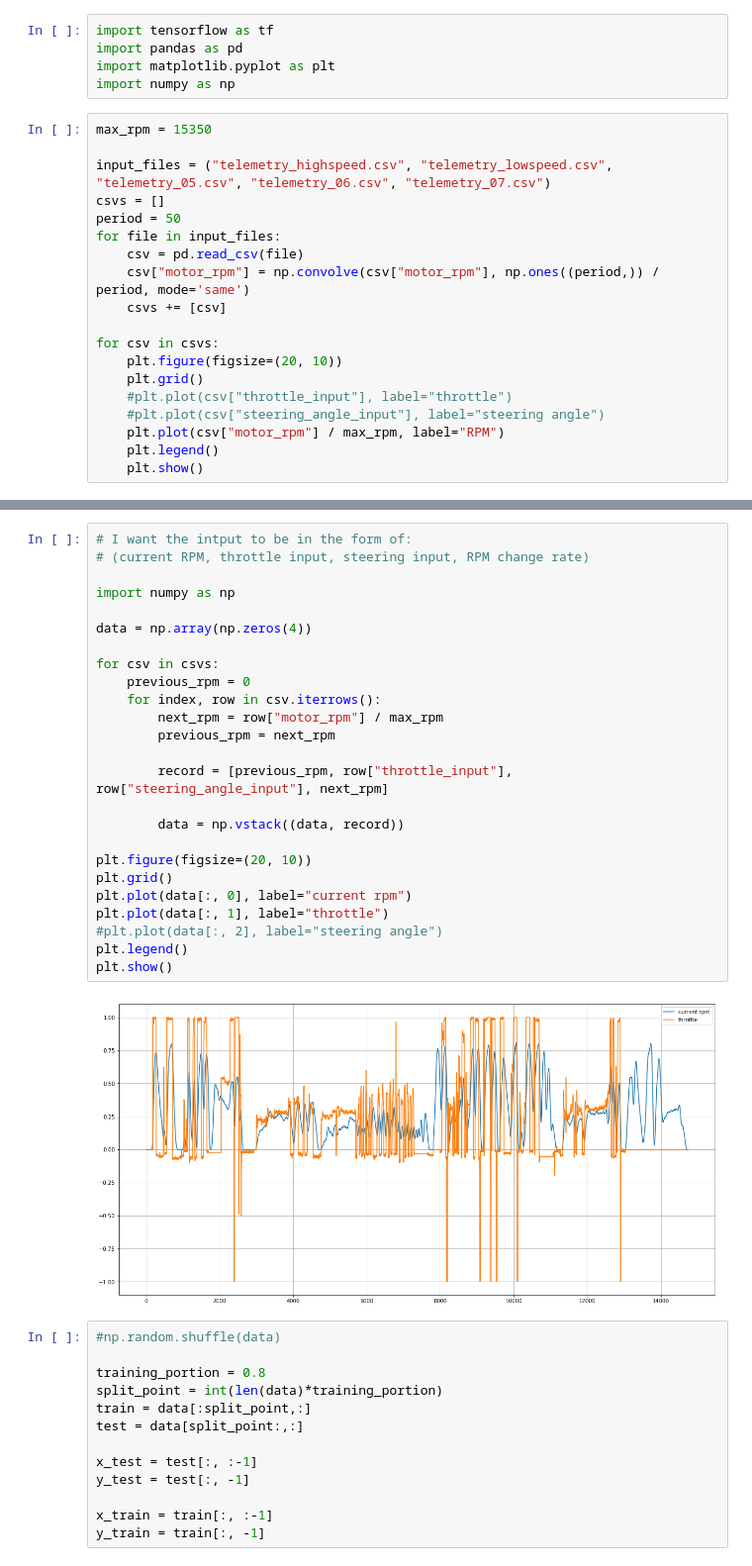
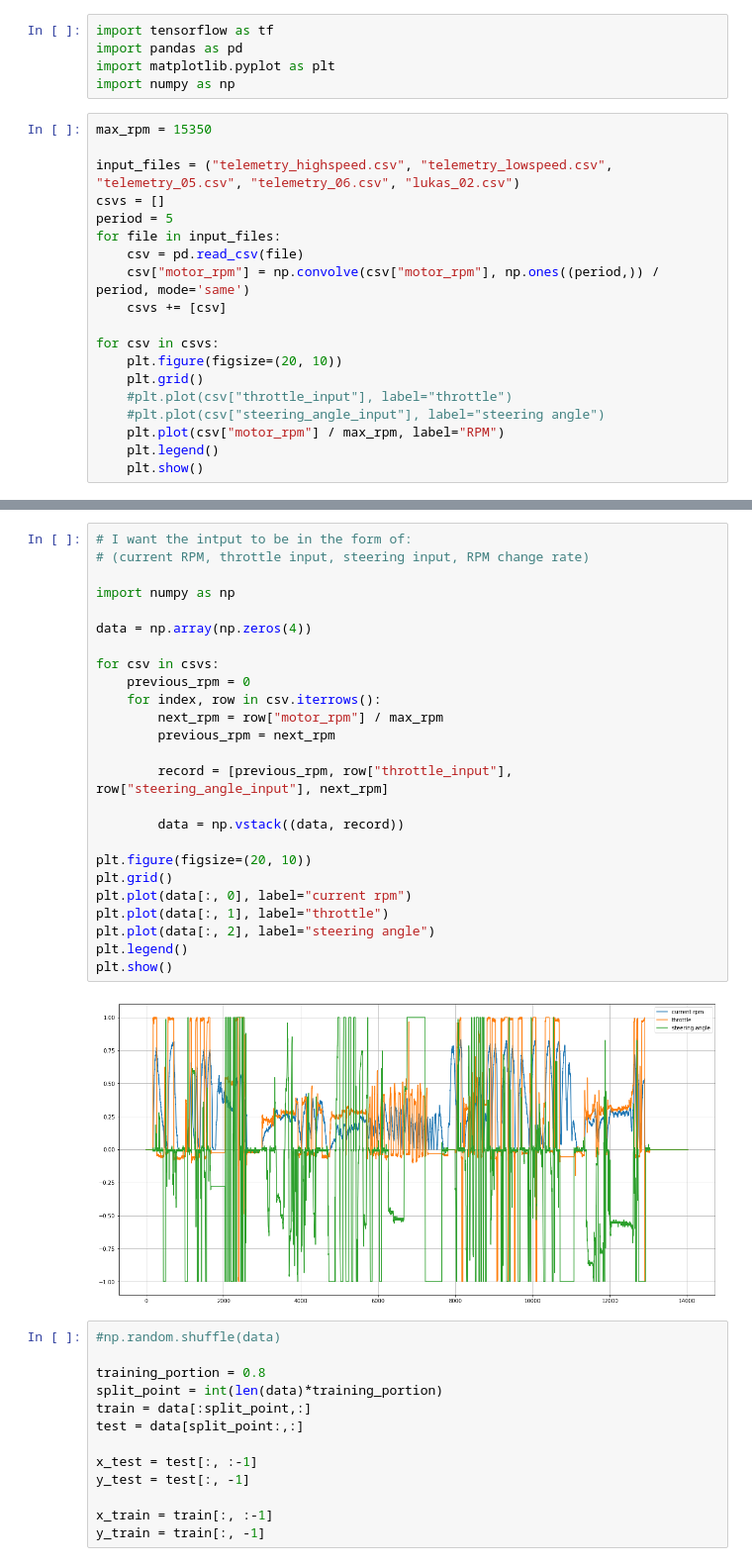
Before and after one commit to simonrozsival/racer, a Jupyter notebook: experiments/motor-rpm-experiment/rpm.ipynb, the cells around one changed output, grey strips where cells are left out. Shown at 99% size. Cells and saved outputs as stored; diff of their text form.

Commit message:
:sparkles: RPM experiment figures

```diff
--- a/experiments/motor-rpm-experiment/rpm.ipynb
+++ b/experiments/motor-rpm-experiment/rpm.ipynb
@@ -6,9 +6,9 @@ import numpy as np
 # %%
 max_rpm = 15350
 
-input_files = ("telemetry_highspeed.csv", "telemetry_lowspeed.csv", "telemetry_05.csv", "telemetry_06.csv", "telemetry_07.csv")
+input_files = ("telemetry_highspeed.csv", "telemetry_lowspeed.csv", "telemetry_05.csv", "telemetry_06.csv", "lukas_02.csv")
 csvs = []
-period = 50
+period = 5
 for file in input_files:
     csv = pd.read_csv(file)
     csv["motor_rpm"] = np.convolve(csv["motor_rpm"], np.ones((period,)) / period, mode='same')
@@ -31,30 +31,30 @@ for csv in csvs:
 # %%
 # I want the intput to be in the form of:
 # (current RPM, throttle input, steering input, RPM change rate)
 
 import numpy as np
 
 data = np.array(np.zeros(4))
 
 for csv in csvs:
     previous_rpm = 0
     for index, row in csv.iterrows():
         next_rpm = row["motor_rpm"] / max_rpm
         previous_rpm = next_rpm
 
         record = [previous_rpm, row["throttle_input"], row["steering_angle_input"], next_rpm]
 
         data = np.vstack((data, record))
 
 plt.figure(figsize=(20, 10))
 plt.grid()
 plt.plot(data[:, 0], label="current rpm")
 plt.plot(data[:, 1], label="throttle")
-#plt.plot(data[:, 2], label="steering angle")
+plt.plot(data[:, 2], label="steering angle")
 plt.legend()
 plt.show()
 # %% [output]
-[figure, old version]
+[figure, new version]
 # %%
 #np.random.shuffle(data)
 
```
Also changed, not shown: parts of 8 cells of this notebook, 13 other files.
